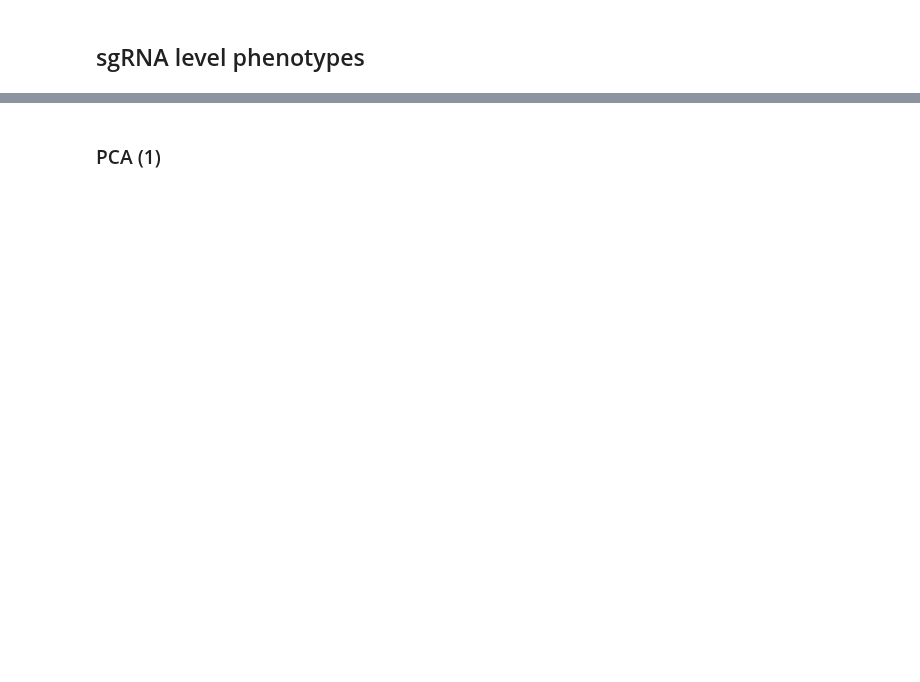
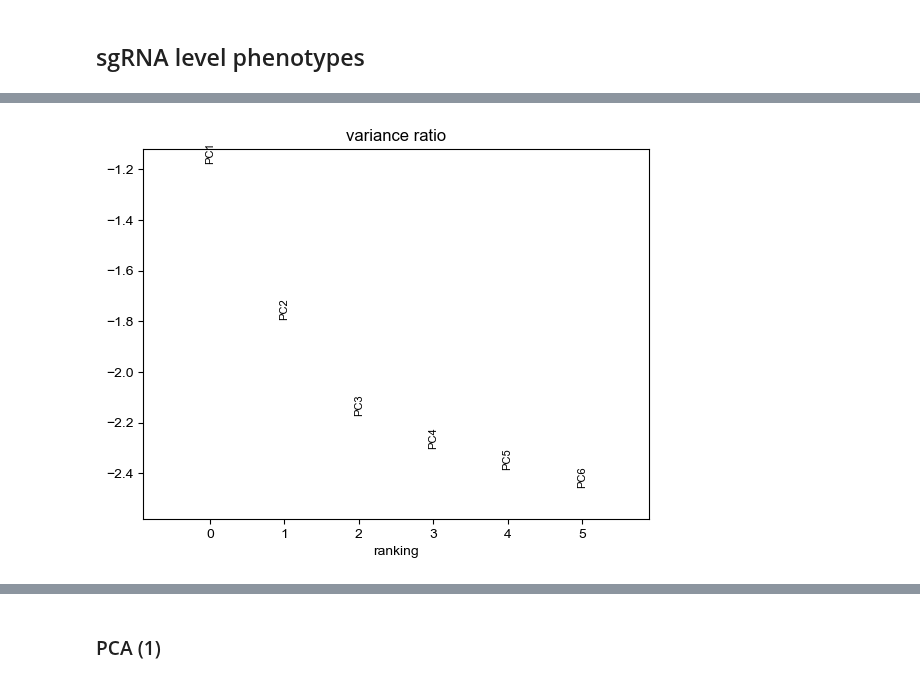
Before and after one commit to abearab/DDRi-screens, a Jupyter notebook: 1-correlations.ipynb, the cells around one changed output, grey strips where cells are left out. Saved outputs shown, nothing was run; the diff lists cells and outputs as text; code cells hidden in the pictures; blank space fills up the shorter version.

```diff
--- a/1-correlations.ipynb
+++ b/1-correlations.ipynb
@@ -94,0 +162,4 @@ AnnData object with n_obs × n_vars = 10 × 97228
+# %%
+Ci_pdata_mono = Ci_pdata[
+    (~Ci_pdata.obs.index.str.contains('ave')) & (Ci_pdata.obs.treatment.eq('mono')),
+].copy()
@@ -94,0 +184,4 @@ AnnData object with n_obs × n_vars = 10 × 97228
+# %%
+sc.pl.pca_variance_ratio(Ci_pdata_mono, log=True, n_pcs=5) # scanpy generates the filename automatically
+# %% [output]
+[figure, added]
```
Also changed, not shown: parts of 47 cells of this notebook, 3 other files.
